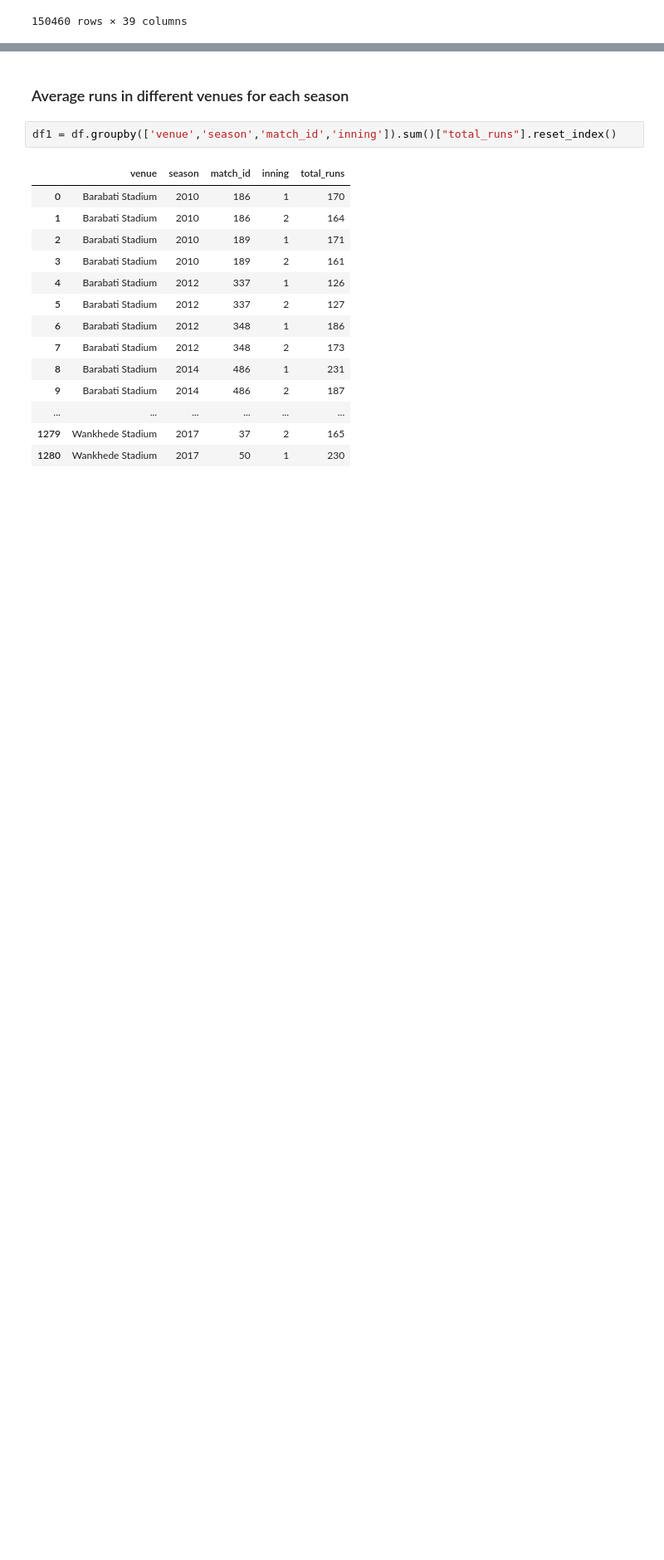
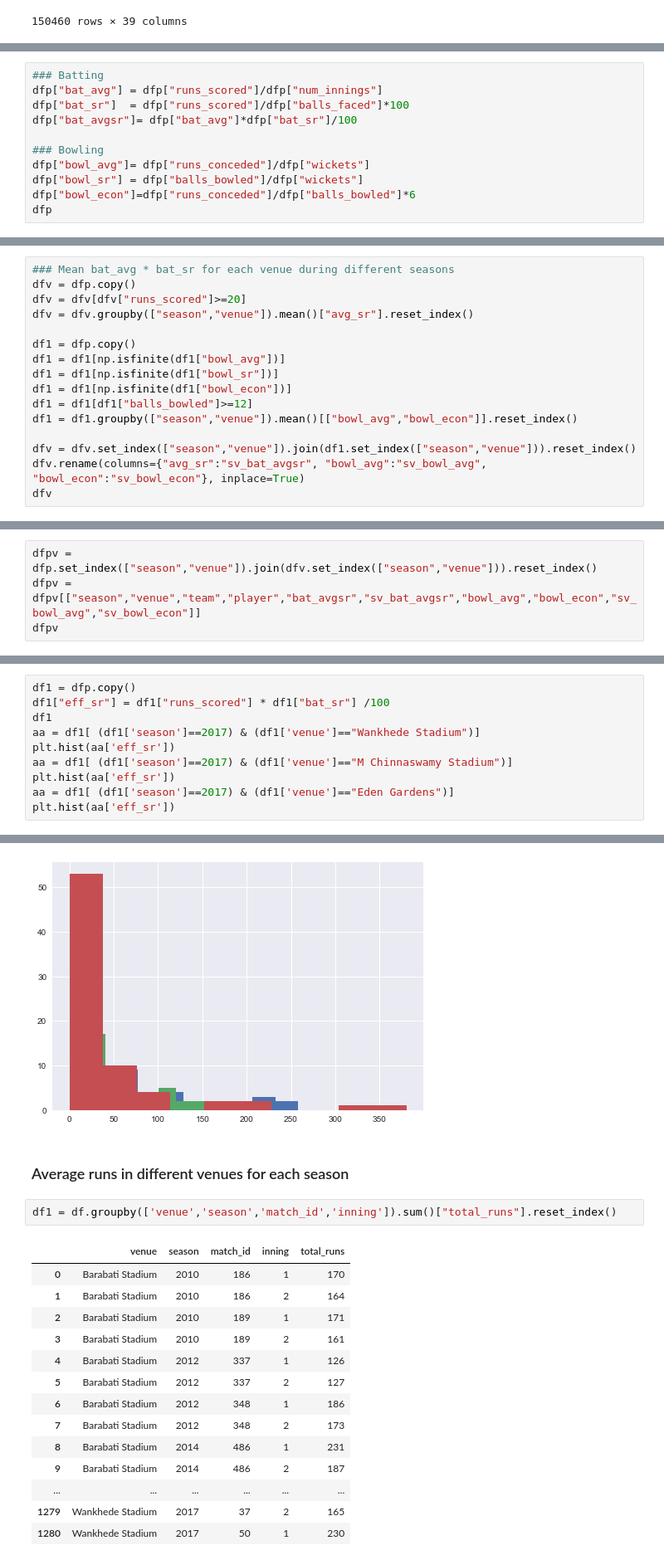
Before and after one commit to deepak-karkala/articles, a Jupyter notebook: cricket_sabermetrics/ipl_stats.ipynb, the cells around one changed output, grey strips where cells are left out. Shown: that part at 83% size. Saved outputs shown, nothing was run; the diff lists cells and outputs as text; blank space fills up the shorter version.

Commit message:
Basic player statistics included

```diff
--- a/cricket_sabermetrics/ipl_stats.ipynb
+++ b/cricket_sabermetrics/ipl_stats.ipynb
@@ -119,0 +120,11 @@ dfbw
+# %%
+### Batting
+dfp["bat_avg"] = dfp["runs_scored"]/dfp["num_innings"]
+dfp["bat_sr"]  = dfp["runs_scored"]/dfp["balls_faced"]*100
+dfp["bat_avgsr"]= dfp["bat_avg"]*dfp["bat_sr"]/100
+
+### Bowling
+dfp["bowl_avg"]= dfp["runs_conceded"]/dfp["wickets"]
+dfp["bowl_sr"] = dfp["balls_bowled"]/dfp["wickets"]
+dfp["bowl_econ"]=dfp["runs_conceded"]/dfp["balls_bowled"]*6
+dfp
@@ -119,0 +152,16 @@ dfbw
+# %%
+### Mean bat_avg * bat_sr for each venue during different seasons
+dfv = dfp.copy()
+dfv = dfv[dfv["runs_scored"]>=20]
+dfv = dfv.groupby(["season","venue"]).mean()["avg_sr"].reset_index()
+
+df1 = dfp.copy()
+df1 = df1[np.isfinite(df1["bowl_avg"])]
+df1 = df1[np.isfinite(df1["bowl_sr"])]
+df1 = df1[np.isfinite(df1["bowl_econ"])]
+df1 = df1[df1["balls_bowled"]>=12]
+df1 = df1.groupby(["season","venue"]).mean()[["bowl_avg","bowl_econ"]].reset_index()
+
+dfv = dfv.set_index(["season","venue"]).join(df1.set_index(["season","venue"])).reset_index()
+dfv.rename(columns={"avg_sr":"sv_bat_avgsr", "bowl_avg":"sv_bowl_avg", "bowl_econ":"sv_bowl_econ"}, inplace=True)
+dfv
@@ -119,0 +189,4 @@ dfbw
+# %%
+dfpv = dfp.set_index(["season","venue"]).join(dfv.set_index(["season","venue"])).reset_index()
+dfpv = dfpv[["season","venue","team","player","bat_avgsr","sv_bat_avgsr","bowl_avg","bowl_econ","sv_bowl_avg","sv_bowl_econ"]]
+dfpv
@@ -119,0 +338,11 @@ dfbw
+# %%
+df1 = dfp.copy()
+df1["eff_sr"] = df1["runs_scored"] * df1["bat_sr"] /100
+df1
+aa = df1[ (df1['season']==2017) & (df1['venue']=="Wankhede Stadium")]
+plt.hist(aa['eff_sr'])
+aa = df1[ (df1['season']==2017) & (df1['venue']=="M Chinnaswamy Stadium")]
+plt.hist(aa['eff_sr'])
+aa = df1[ (df1['season']==2017) & (df1['venue']=="Eden Gardens")]
+plt.hist(aa['eff_sr'])
+# %% [output]
@@ -120,3 +354,4 @@ dfbw
+[figure, added]
 # %% [markdown]
 ### Average runs in different venues for each season
 # %%
```
Also changed, not shown: parts of 23 cells of this notebook.
